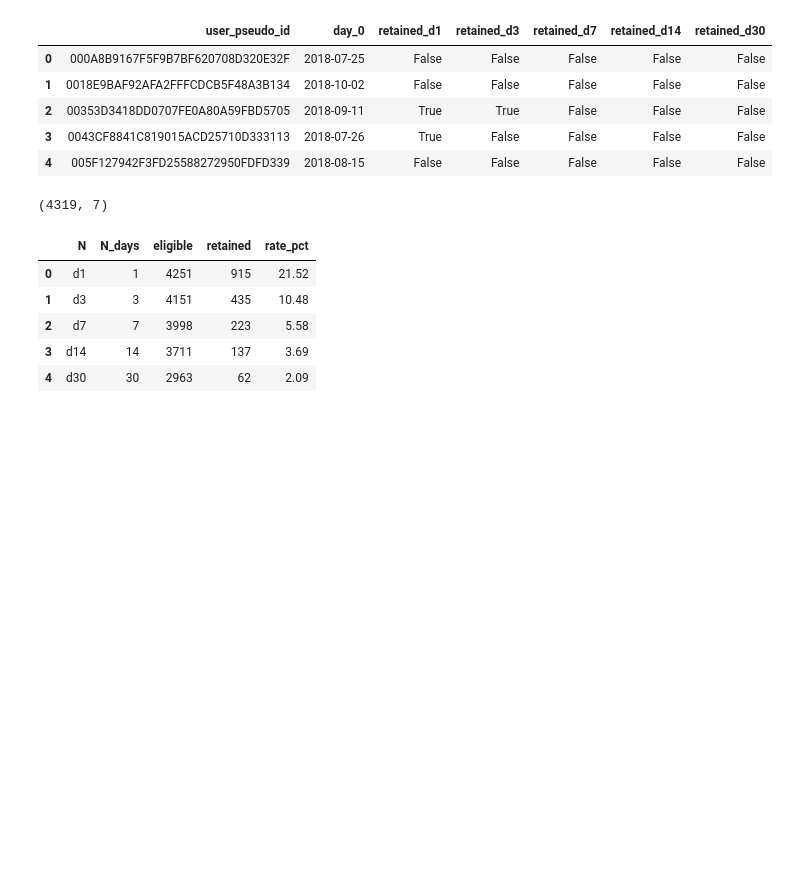
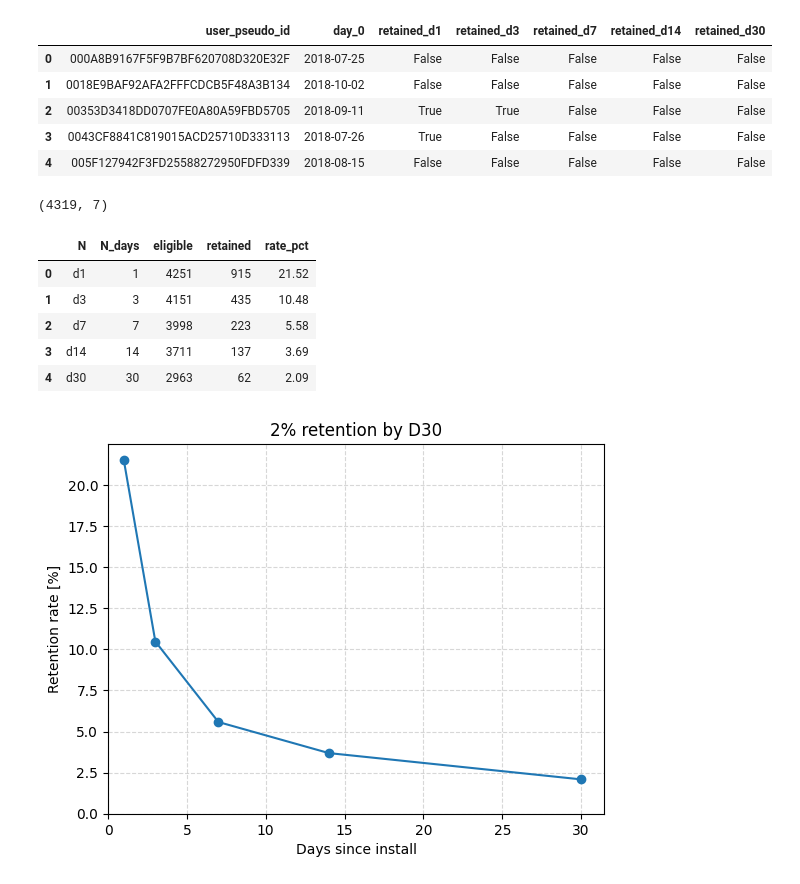
Before and after one commit to Adir-Amar/FloodIt-product-analytics, a Jupyter notebook: notebooks/02_retention_analysis.ipynb, the cells around one changed output. Saved outputs shown, nothing was run; the diff lists cells and outputs as text; code cells hidden in the pictures; blank space fills up the shorter version.

Commit message:
Add retention curve viz and power-law diagnostic

```diff
--- a/notebooks/02_retention_analysis.ipynb
+++ b/notebooks/02_retention_analysis.ipynb
@@ -126,0 +129,13 @@ retention_long
+# %%
+retention_graph_simplified = retention_long.plot(x = 'N_days', y = 'rate_pct' , marker = 'o', legend = False)
+
+plt.title('2% retention by D30')
+plt.xlabel('Days since install')
+plt.xlim(left = 0)
+plt.ylabel('Retention rate [%]')
+plt.ylim(bottom = 0)
+plt.grid(alpha = 0.5, linestyle = '--')
+
+plt.show(retention_graph_simplified)
+# %% [output]
+[figure, added]
```
Also changed, not shown: parts of 6 cells of this notebook.
